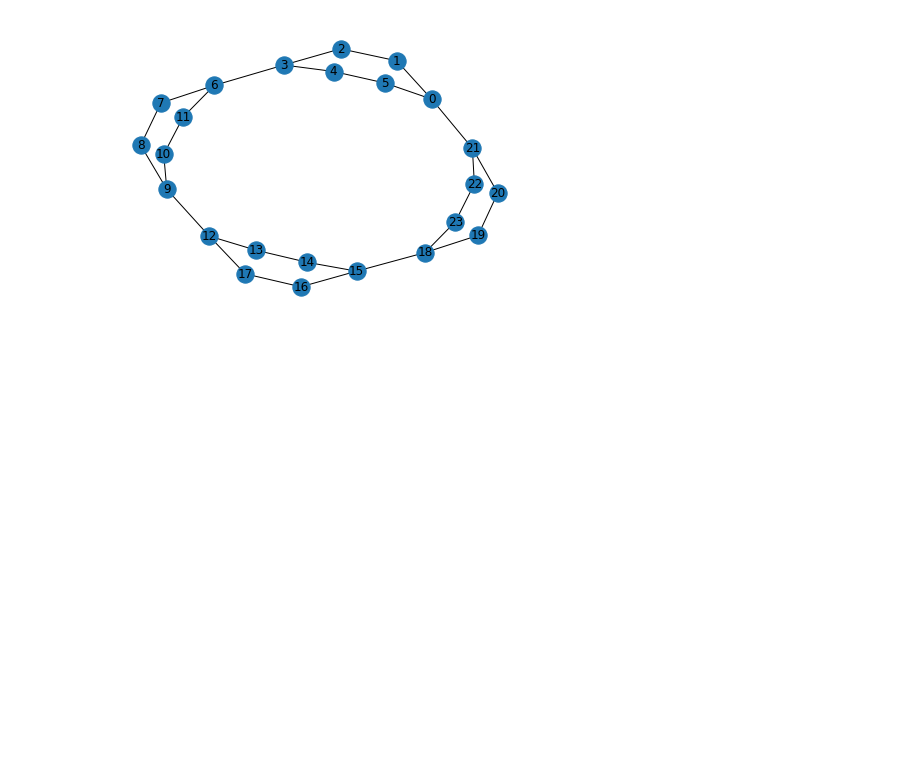
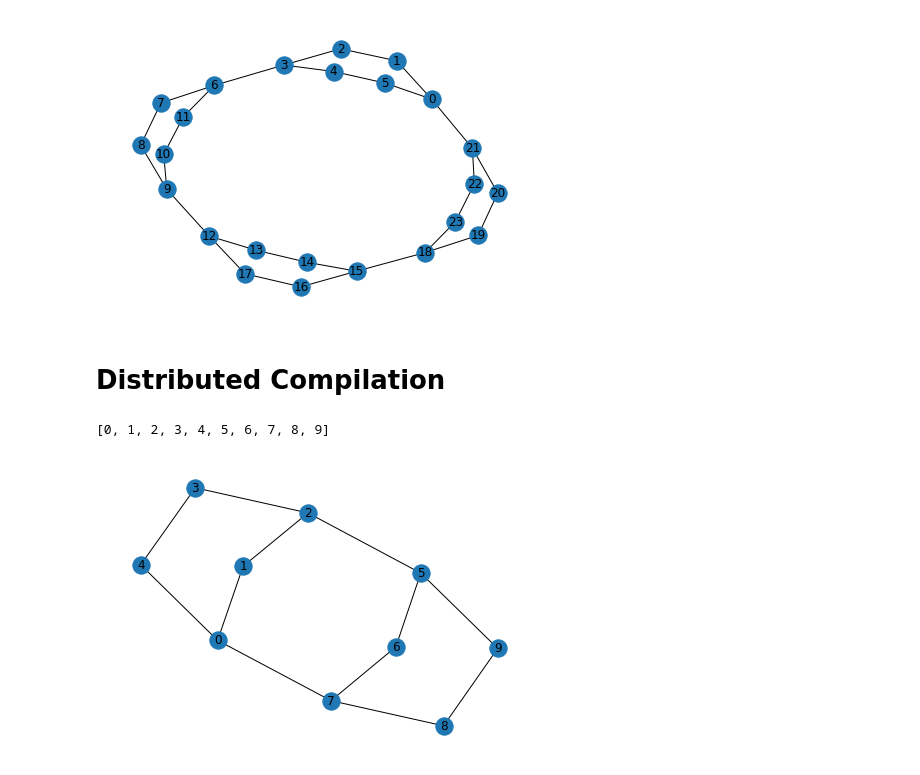
Before and after one commit to teaguetomesh/c2qa-modular-qc, a Jupyter notebook: examples/example_notebook.ipynb, the cells around one changed output. Cells and saved outputs as stored; diff of their text form; code cells hidden in the pictures; blank space fills up the shorter version.

```diff
--- a/examples/example_notebook.ipynb
+++ b/examples/example_notebook.ipynb
@@ -38,3 +39,12 @@ nx.draw_spring(loop.device_graph, with_labels=True)
 nx.draw_spring(loop.get_qubit_graph(), with_labels=True)
 # %% [output]
 [figure]
+# %% [markdown]
+# Distributed Compilation
+# %%
+simple_device = arquin.loop.Loop(2, 5, module_offset=1)
+print(simple_device.get_qubits())
+nx.draw(simple_device.get_qubit_graph(), with_labels=True)
+# %% [output]
+[0, 1, 2, 3, 4, 5, 6, 7, 8, 9]
+[figure, added]
```
Also changed, not shown: parts of 7 cells of this notebook, 3 other files.
